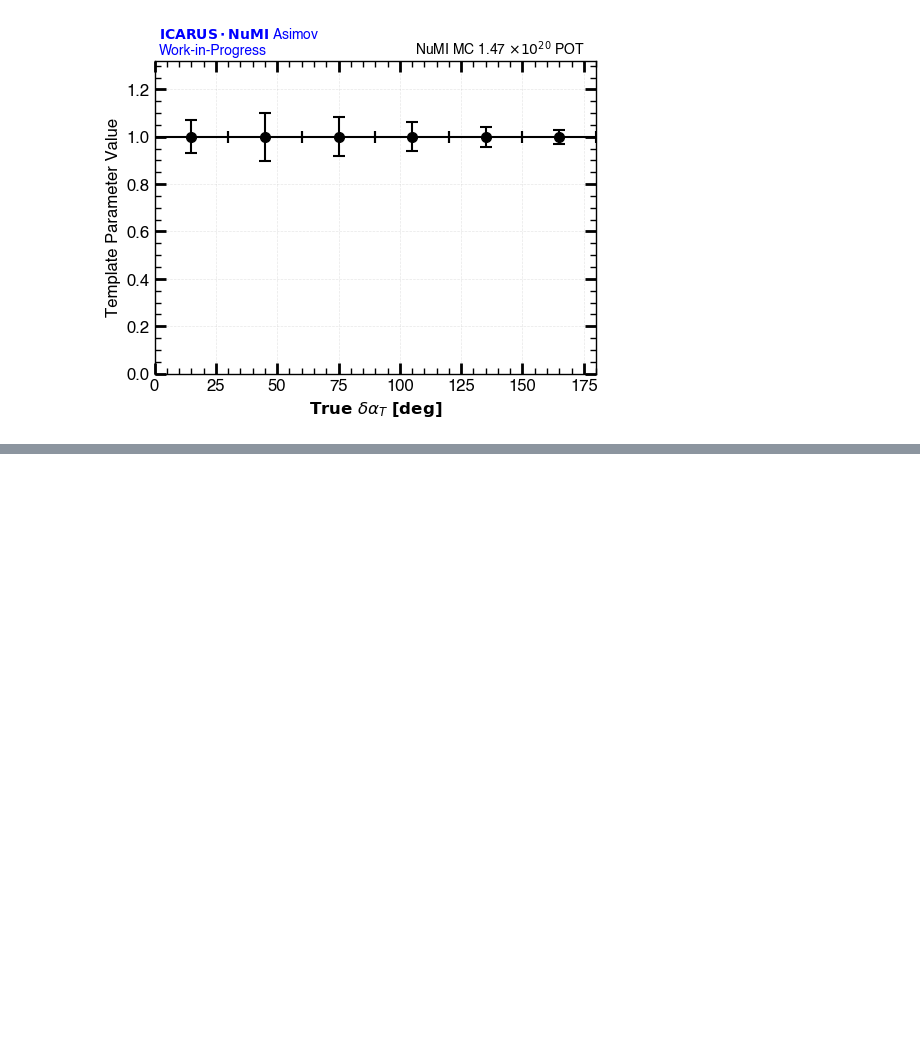
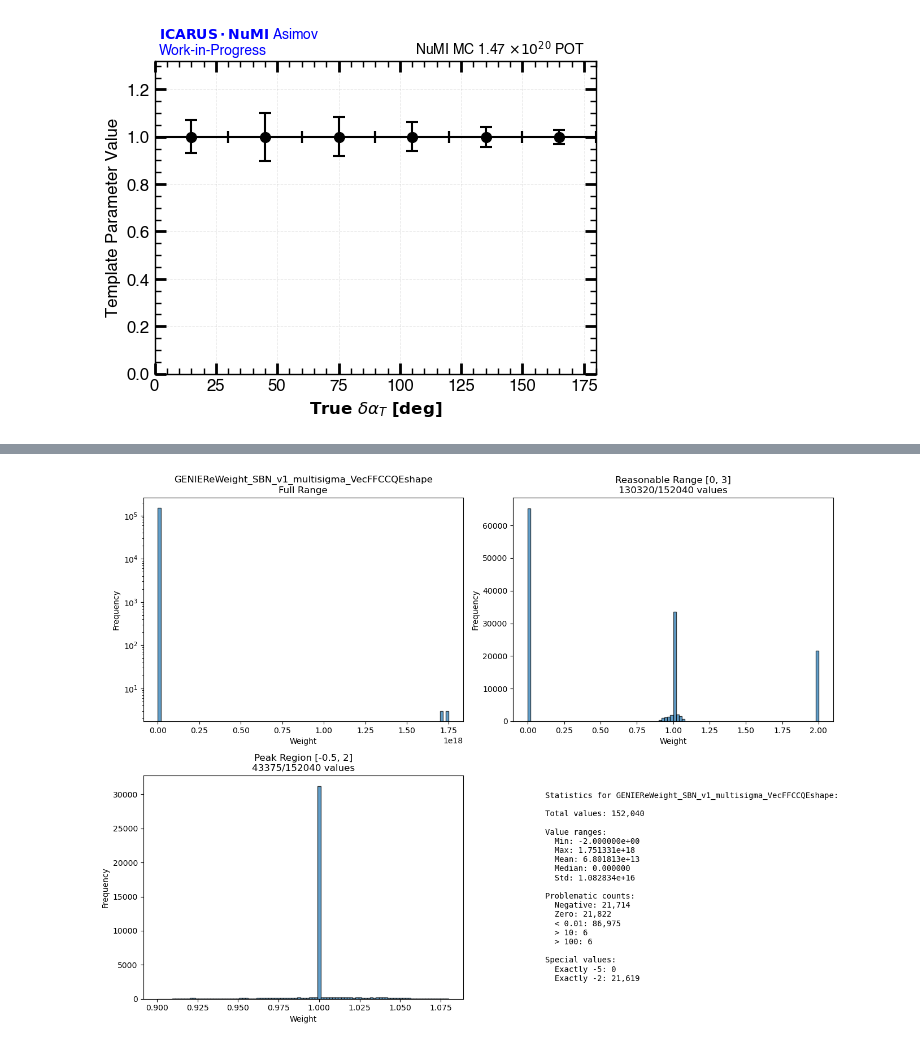
Before and after one commit to rvizarreta/gundam-icarus, a Jupyter notebook: Notebooks/Asimov_Studies.ipynb, the cells around one changed output, grey strips where cells are left out. Saved outputs shown, nothing was run; the diff lists cells and outputs as text; code cells hidden in the pictures; blank space fills up the shorter version.

Commit message:
back genie

```diff
--- a/Notebooks/Asimov_Studies.ipynb
+++ b/Notebooks/Asimov_Studies.ipynb
@@ -142,0 +289,88 @@ fig_template, ax_template = plot_scatter(
+# %%
+import uproot
+import numpy as np
+import matplotlib.pyplot as plt
+
+# Open the GUNDAM file (the corrupted one)
+file_path = "/Users/rvizarreta/Library/CloudStorage/GoogleDrive-rvizarreta14@gmail.com/My Drive/🏛 PhD Repository/🚀 Research/🤖 Experiments&Projects/ICARUS/ICARUS_CC0pi_Selection/data/icarus_numi_numu_mc_onbeam_offbeam_syst_gundam.root"
+
+f = uproot.open(file_path)
+tree = f["events/full/signal"]
+
+# Get VecFFCCQEshape weights
+branch_name = "GENIEReWeight_SBN_v1_multisigma_VecFFCCQEshape"
+weights = tree[branch_name].array(library="np")
+
+# Extract all weight values from TGraphs
+all_weights = []
+for tca in weights:
+    for tgraph in tca:
+        if hasattr(tgraph, 'members'):
+            y_vals = tgraph.members.get('fY', [])
+            all_weights.extend(y_vals)
+
+all_weights = np.array(all_weights)
+
+# Create histogram
+fig, axes = plt.subplots(2, 2, figsize=(14, 10))
+
+# Plot 1: Full range
+axes[0, 0].hist(all_weights, bins=100, edgecolor='black', alpha=0.7)
+axes[0, 0].set_xlabel('Weight')
+axes[0, 0].set_ylabel('Frequency')
+axes[0, 0].set_title(f'{branch_name}\nFull Range')
+axes[0, 0].set_yscale('log')
+
+# Plot 2: Reasonable range [0, 3]
+reasonable_weights = all_weights[(all_weights >= 0) & (all_weights <= 3)]
+axes[0, 1].hist(reasonable_weights, bins=100, edgecolor='black', alpha=0.7)
+axes[0, 1].set_xlabel('Weight')
+axes[0, 1].set_ylabel('Frequency')
+axes[0, 1].set_title(f'Reasonable Range [0, 3]\n{len(reasonable_weights)}/{len(all_weights)} values')
+
+# Plot 3: Focus on the peak around 0-1
+peak_weights = all_weights[(all_weights >= 0.9) & (all_weights <= 1.08)]
+axes[1, 0].hist(peak_weights, bins=100, edgecolor='black', alpha=0.7)
+axes[1, 0].set_xlabel('Weight')
+axes[1, 0].set_ylabel('Frequency')
+axes[1, 0].set_title(f'Peak Region [-0.5, 2]\n{len(peak_weights)}/{len(all_weights)} values')
+
+# Plot 4: Statistics text
+axes[1, 1].axis('off')
+stats_text = f"""
+Statistics for {branch_name}:
+
+Total values: {len(all_weights):,}
+
+Value ranges:
+  Min: {np.min(all_weights):.6e}
+  Max: {np.max(all_weights):.6e}
+  Mean: {np.mean(all_weights):.6e}
+  Median: {np.median(all_weights):.6f}
+  Std: {np.std(all_weights):.6e}
+
+Problematic counts:
+  Negative: {np.sum(all_weights < 0):,}
+  Zero: {np.sum(all_weights == 0):,}
+  < 0.01: {np.sum(all_weights < 0.01):,}
+  > 10: {np.sum(all_weights > 10):,}
+  > 100: {np.sum(all_weights > 100):,}
+
+Special values:
+  Exactly -5: {np.sum(all_weights == -5):,}
+  Exactly -2: {np.sum(all_weights == -2):,}
+"""
+axes[1, 1].text(0.1, 0.5, stats_text, fontsize=10, family='monospace',
+                verticalalignment='center')
+
+plt.tight_layout()
+plt.show()
+
+print(stats_text)
+
+# Check for -5 values specifically (from the is_nu==false condition)
+print(f"\nChecking for -5 values (background events):")
+print(f"  Count of -5: {np.sum(all_weights == -5)}")
+print(f"  Percentage: {100*np.sum(all_weights == -5)/len(all_weights):.2f}%")
+# %% [output]
+[figure, added]
```
Also changed, not shown: parts of 4 cells of this notebook, 1 other file.
